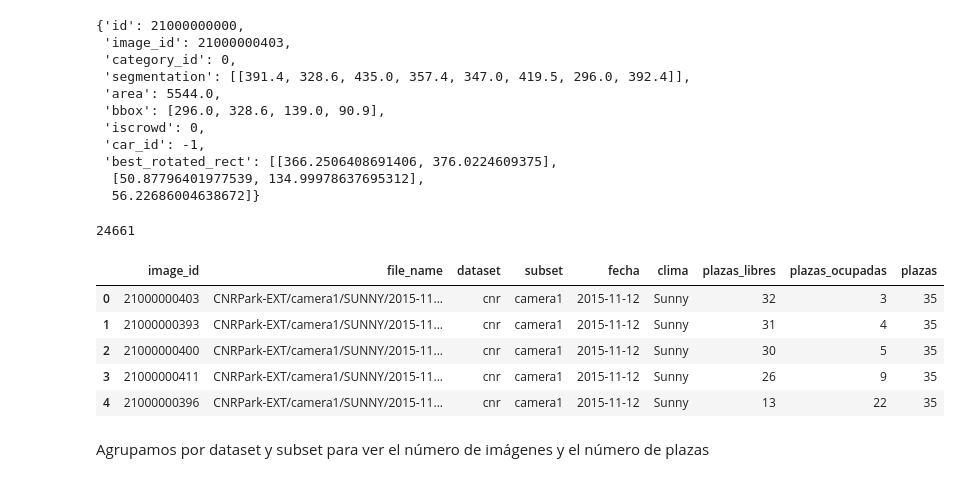
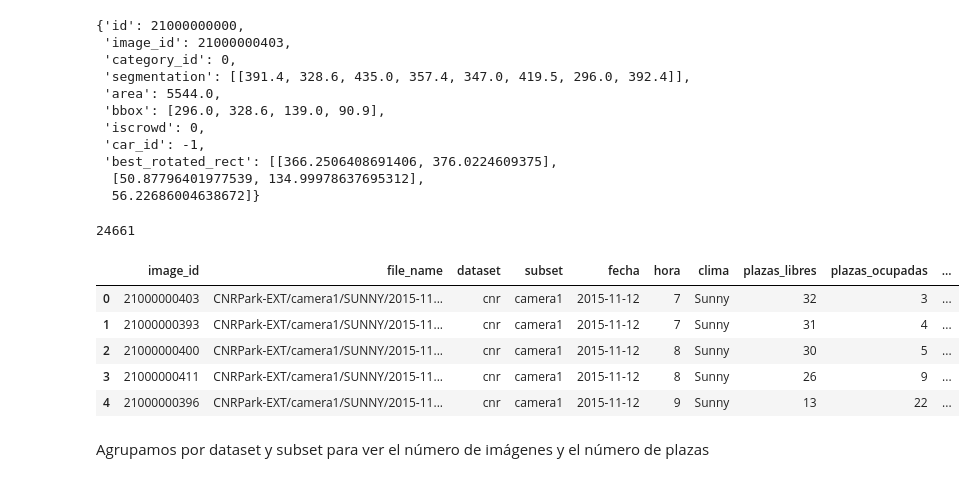
Before and after one commit to StafLoker/pic-proyecto, a Jupyter notebook: notebooks/PIC_Proyecto_Dataset_Mini.ipynb, the cells around one changed output. Cells and saved outputs as stored; diff of their text form; code cells hidden in the pictures.

```diff
--- a/notebooks/PIC_Proyecto_Dataset_Mini.ipynb
+++ b/notebooks/PIC_Proyecto_Dataset_Mini.ipynb
@@ -509,39 +509,40 @@ for path in spots_files:
             plazas_libres = 0
             plazas_ocupadas = 0
 
         # Fecha en formato YYYY-MM-DD
         y=img['date'][0]
         m=img['date'][1]
         d=img['date'][2]
         fecha_texto=f'{y:04d}-{m:02d}-{d:02d}'
 
         # Clima
         climas={c['id']: c['name'] for c in json_file['climates']}
 
         fila={
             'image_id': img['id'],
             'file_name': img['file_name'],
             'dataset': img['dataset'],
             'subset': img['subset'],
             'fecha': fecha_texto,
+            'hora': img['time'][0],
             'clima': climas[img['climate']],
             'plazas_libres': plazas_libres,
             'plazas_ocupadas': plazas_ocupadas,
             'plazas': plazas_libres + plazas_ocupadas
         }
         filas.append(fila)
 
 tabla=pd.DataFrame(filas)
 print(len(tabla))
 tabla.head(5)
 # %% [output]
 24661
-|  | image_id | file_name | dataset | subset | fecha | clima | plazas_libres | plazas_ocupadas | plazas |
-| 0 | 21000000403 | CNRPark-EXT/camera1/SUNNY/2015-11... | cnr | camera1 | 2015-11-12 | Sunny | 32 | 3 | 35 |
-| 1 | 21000000393 | CNRPark-EXT/camera1/SUNNY/2015-11... | cnr | camera1 | 2015-11-12 | Sunny | 31 | 4 | 35 |
-| 2 | 21000000400 | CNRPark-EXT/camera1/SUNNY/2015-11... | cnr | camera1 | 2015-11-12 | Sunny | 30 | 5 | 35 |
-| 3 | 21000000411 | CNRPark-EXT/camera1/SUNNY/2015-11... | cnr | camera1 | 2015-11-12 | Sunny | 26 | 9 | 35 |
-| 4 | 21000000396 | CNRPark-EXT/camera1/SUNNY/2015-11... | cnr | camera1 | 2015-11-12 | Sunny | 13 | 22 | 35 |
+|  | image_id | file_name | dataset | subset | fecha | hora | clima | plazas_libres | plazas_ocupadas | ... |
+| 0 | 21000000403 | CNRPark-EXT/camera1/SUNNY/2015-11... | cnr | camera1 | 2015-11-12 | 7 | Sunny | 32 | 3 | ... |
+| 1 | 21000000393 | CNRPark-EXT/camera1/SUNNY/2015-11... | cnr | camera1 | 2015-11-12 | 7 | Sunny | 31 | 4 | ... |
+| 2 | 21000000400 | CNRPark-EXT/camera1/SUNNY/2015-11... | cnr | camera1 | 2015-11-12 | 8 | Sunny | 30 | 5 | ... |
+| 3 | 21000000411 | CNRPark-EXT/camera1/SUNNY/2015-11... | cnr | camera1 | 2015-11-12 | 8 | Sunny | 26 | 9 | ... |
+| 4 | 21000000396 | CNRPark-EXT/camera1/SUNNY/2015-11... | cnr | camera1 | 2015-11-12 | 9 | Sunny | 13 | 22 | ... |
 # %% [markdown]
 Agrupamos por dataset y subset para ver el número de imágenes y el número de plazas
 # %%
```
Also changed, not shown: parts of 7 cells of this notebook.
